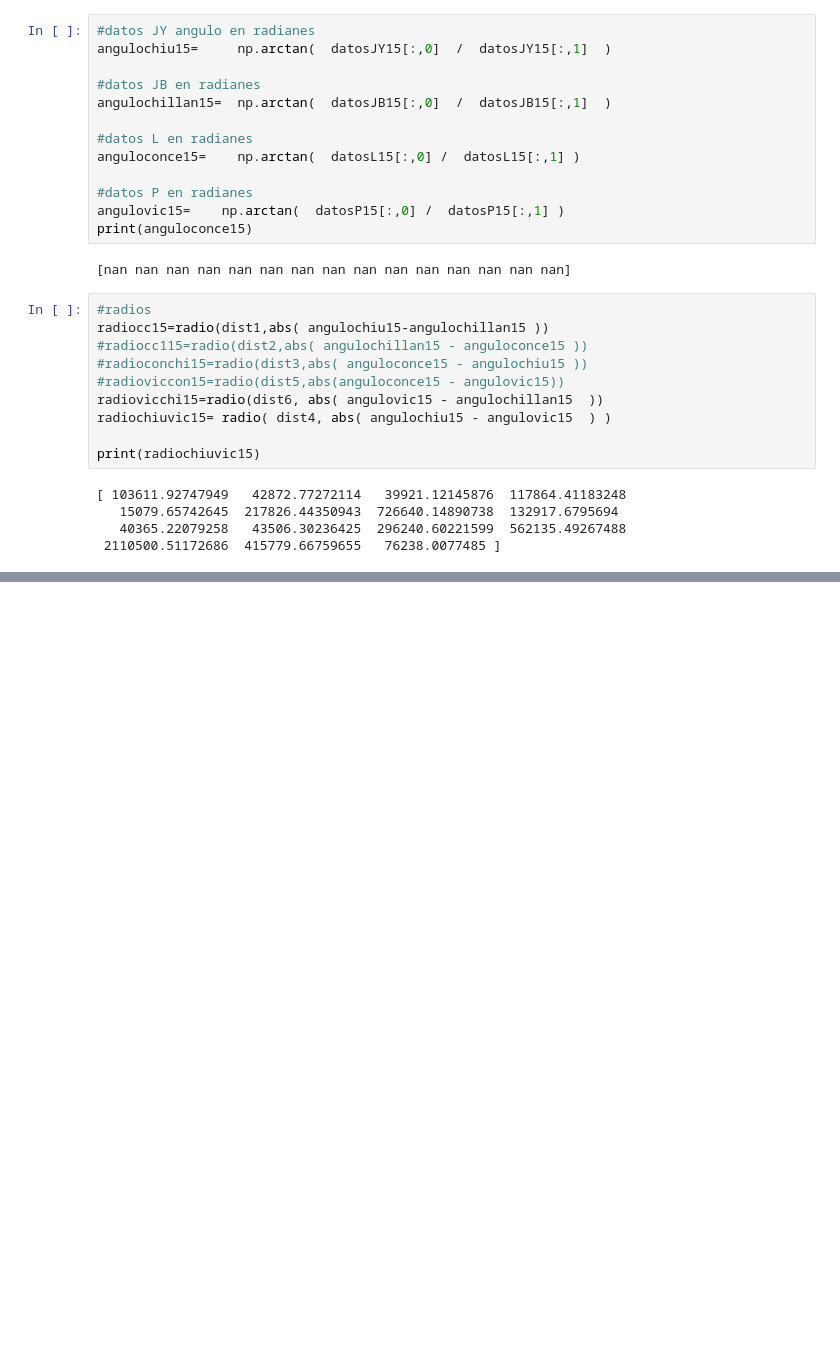
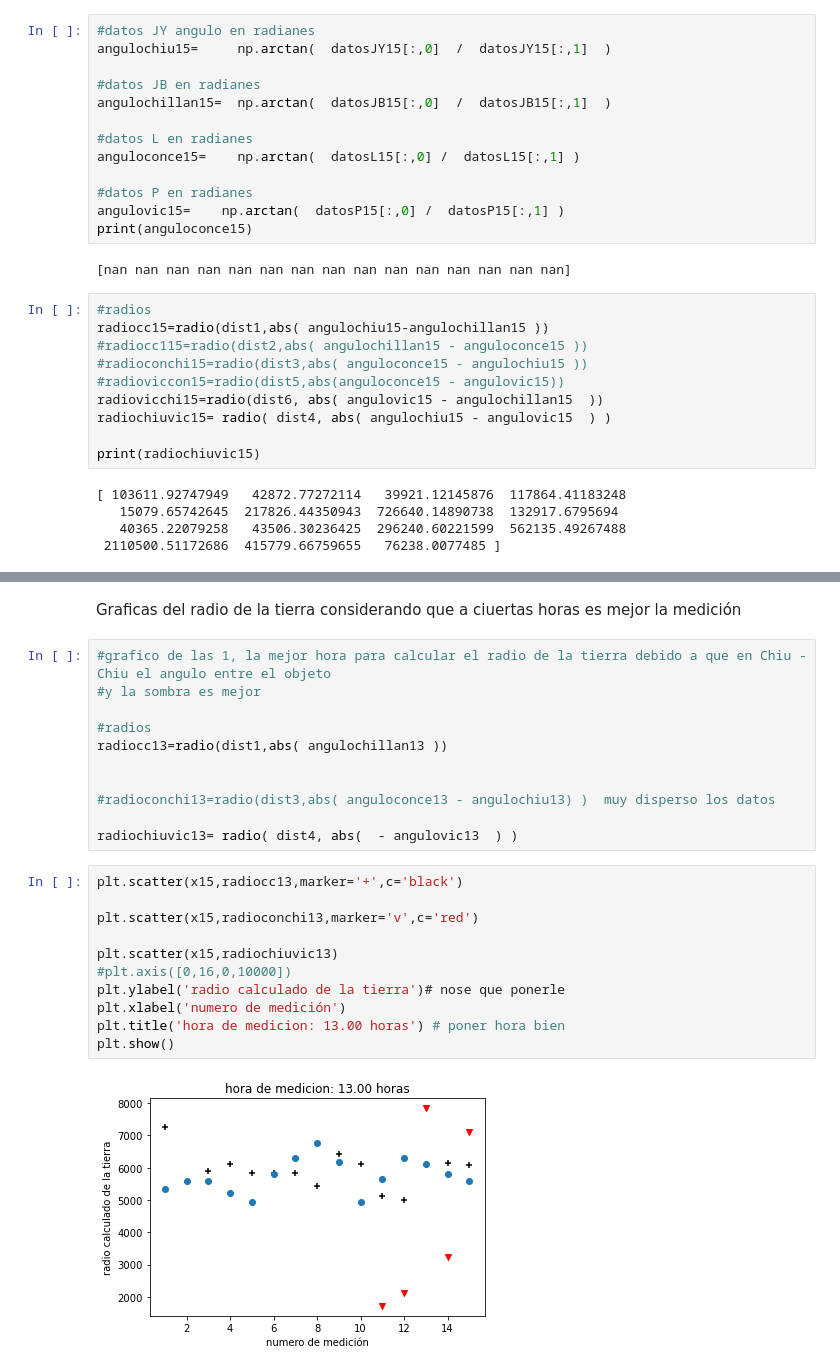
Before and after one commit to Loreta-freckles/proyectolab1, a Jupyter notebook: datos.ipynb, the cells around one changed output, grey strips where cells are left out. Drawn from its saved outputs; the diff is of its cells as text; blank space fills up the shorter version.

Commit message:
mas graficos y cambio de definicion
realize un grafico de las 13 considerando que es la mejor hora

```diff
--- a/datos.ipynb
+++ b/datos.ipynb
@@ -299,0 +378,26 @@ plt.show()
+# %% [markdown]
+Graficas del radio de la tierra considerando que a ciuertas horas es mejor la medición
+# %%
+#grafico de las 1, la mejor hora para calcular el radio de la tierra debido a que en Chiu - Chiu el angulo entre el objeto
+#y la sombra es mejor
+
+#radios
+radiocc13=radio(dist1,abs( angulochillan13 ))
+
+
+#radioconchi13=radio(dist3,abs( anguloconce13 - angulochiu13) )  muy disperso los datos
+
+radiochiuvic13= radio( dist4, abs(  - angulovic13  ) )
+# %%
+plt.scatter(x15,radiocc13,marker='+',c='black')
+
+plt.scatter(x15,radioconchi13,marker='v',c='red')
+
+plt.scatter(x15,radiochiuvic13)
+#plt.axis([0,16,0,10000])
+plt.ylabel('radio calculado de la tierra')# nose que ponerle
+plt.xlabel('numero de medición')
+plt.title('hora de medicion: 13.00 horas') # poner hora bien
+plt.show()
+# %% [output]
+[figure, added]
```
Also changed, not shown: parts of 11 cells of this notebook.
